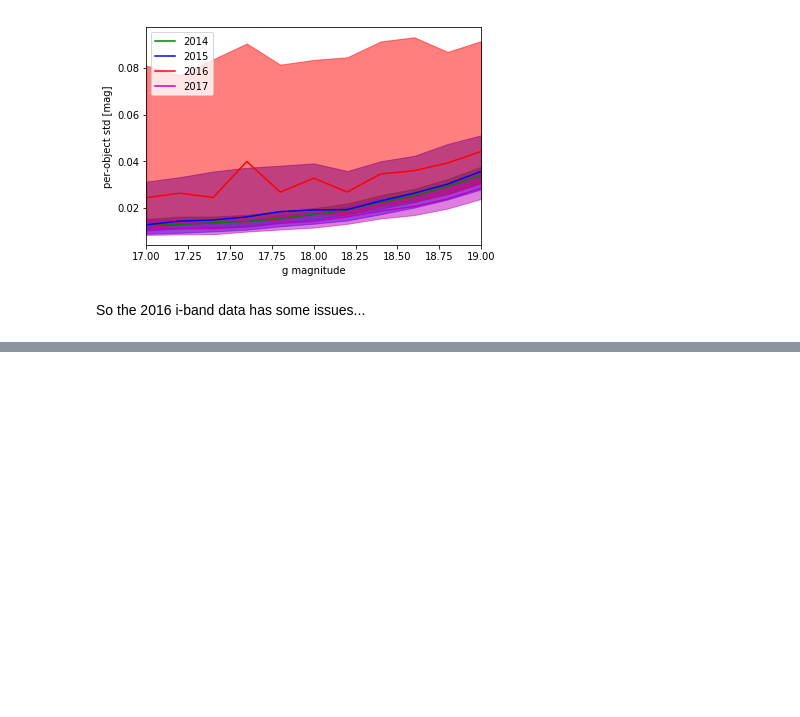
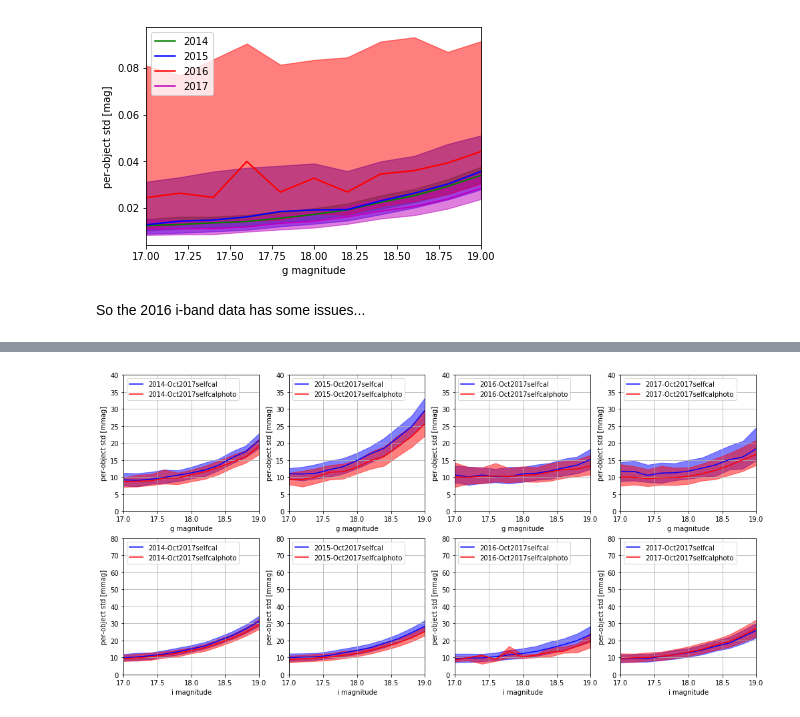
Before and after one commit to imcgreer/idmrm, a Jupyter notebook: notebooks/BokPhotAnalysis.ipynb, the cells around one changed output, grey strips where cells are left out. Saved outputs shown, nothing was run; the diff lists cells and outputs as text; code cells hidden in the pictures; blank space fills up the shorter version.

```diff
--- a/notebooks/BokPhotAnalysis.ipynb
+++ b/notebooks/BokPhotAnalysis.ipynb
@@ -292,0 +340,20 @@ So the 2016 i-band data has some issues...
+# %%
+oct17selfcalphoto = NewBinnedStats('../archive/october_2017/phot_stats_oct17_photo.fits')
+# %%
+figure(figsize=(14,7))
+subplots_adjust(0.05,0.1,0.99,0.99,0.22)
+pnum = 1
+for b in 'gi':
+    for season in ['2014','2015','2016','2017']:
+        ax = subplot(2,4,pnum)
+        plot_compare_scatters([oct17selfcal.get(season,b),oct17selfcalphoto.get(season,b)],
+                              [season+'-Oct2017selfcal',season+'-Oct2017selfcalphoto'],
+                              'br',filt=b,ax=ax,units='mmag')
+        if b=='g':
+            ax.set_ylim(0,40)
+        else:
+            ax.set_ylim(0,80)
+        ax.grid()
+        pnum += 1
+# %% [output]
+[figure, added]
```
Also changed, not shown: parts of 9 cells of this notebook.
